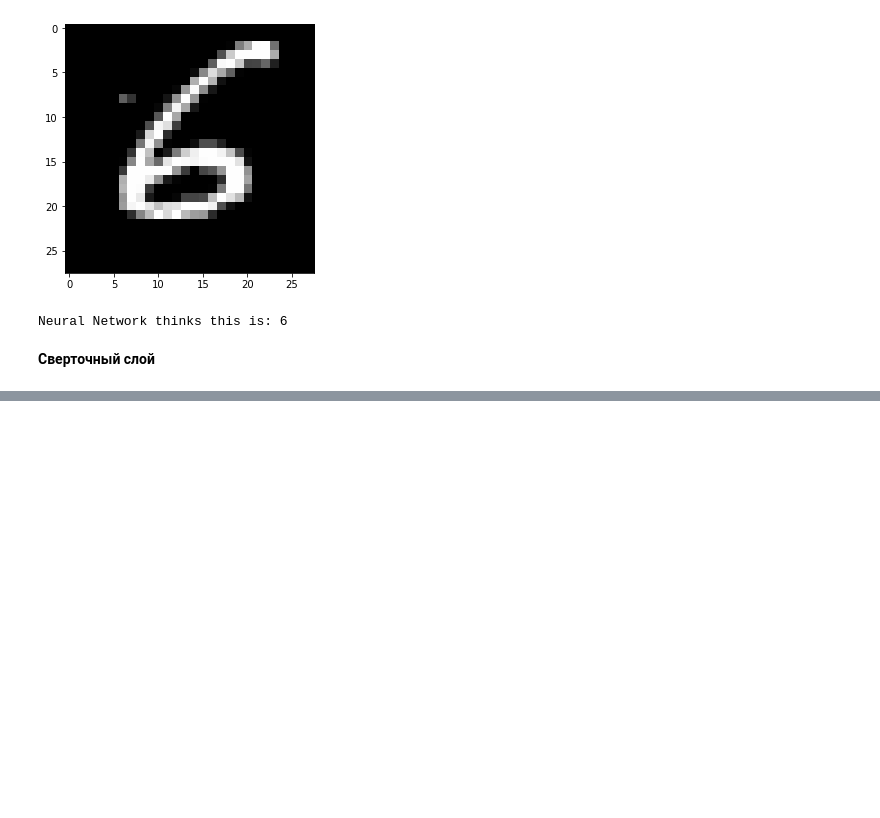
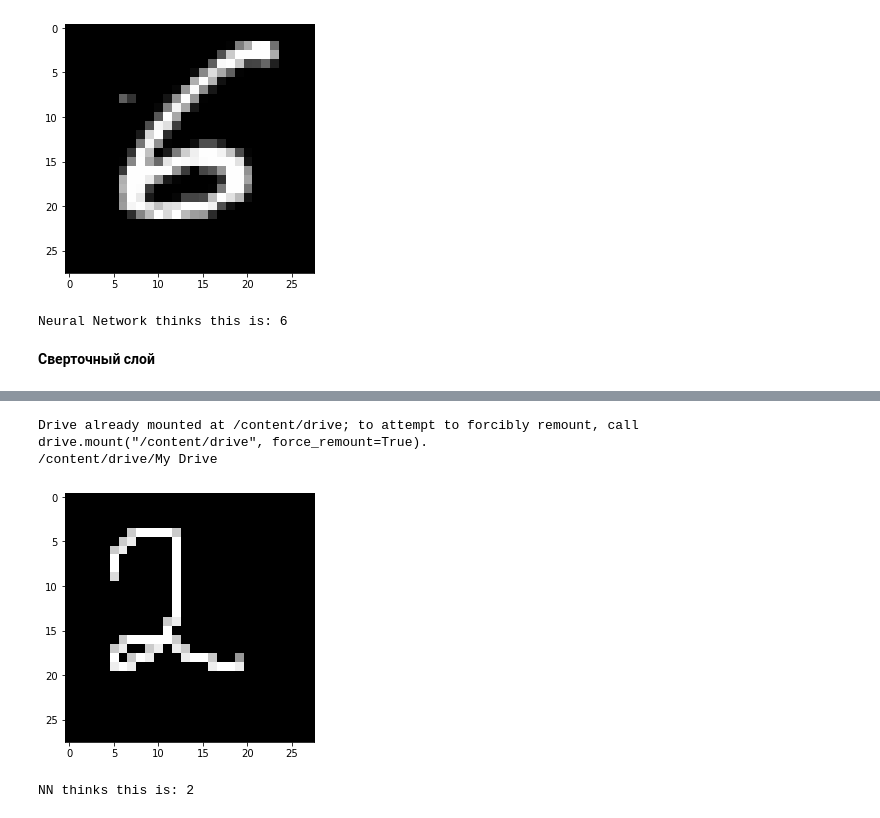
Before and after one commit to deethereal/NN, a Jupyter notebook: MNIST/MNIST.ipynb, the cells around one changed output, grey strips where cells are left out. Drawn from its saved outputs; the diff is of its cells as text; code cells hidden in the pictures; blank space fills up the shorter version.

```diff
--- a/MNIST/MNIST.ipynb
+++ b/MNIST/MNIST.ipynb
@@ -229,8 +231,9 @@ def get_image_section(layer,row_from,row_to,col_from,col_to):
   sub_section=layer[:,row_from:row_to,col_from:col_to]
   return sub_section.reshape(-1,1,row_to-row_from,col_to-col_from)
 batch_size=128
-learning_rate, niter= (2,100)
+learning_rate, niter= (2,130)
 pix_per_img, num_labels = (784,10)
+
 
 
 input_rows=28
@@ -241,6 +244,11 @@ num_kernels=16
 hidden_size=(input_rows-kernel_rows)*(input_cols-kernel_cols)*num_kernels
 kernels=0.02*np.random.random((kernel_rows*kernel_cols,num_kernels))-0.1
 W12=0.2*np.random.random((hidden_size,num_labels)) - 0.1
+
+bestK=kernels
+bestW12=W12
+best_T_acc=0
+
 for j in range(niter):
   correct_cnt=0
   for i in range(int(len(images)/batch_size)):
@@ -296,5 +304,12 @@ for j in range(niter):
     l2=np.dot(l1,W12)
 
     test_correct+=int(np.argmax(l2)==np.argmax(test_labels[i:i+1]))
+    if (test_correct/float(len(test_images)))>best_T_acc:
+      bestK=kernels
+      bestW12=W12
+      best_T_acc=test_correct/float(len(test_images))
+
   print("iter: {} Test-Acc: {} Train-Acc: {} ".format(j,test_correct/float(len(test_images)),correct_cnt/float(len(images))))
+
+print('Best Tetst-Acc: {}'.format(best_T_acc))
 # %% [output]
@@ -343 +359,39 @@ print("Neural Network thinks this is:" ,kernel_nn(idx))
 Neural Network thinks this is: 4
+# %%
+import cv2
+def urimage(path):
+  image = cv2.imread(path)
+  gray = cv2.cvtColor(image, cv2.COLOR_BGR2GRAY)
+  image_t=(gray.reshape(1,28*28))/255
+  imshow(gray)
+  plt.show()
+
+  l0=image_t
+  l0=l0.reshape(l0.shape[0],28,28)
+  l0.shape
+  sects=list()
+  for row_start in range(l0.shape[1]-kernel_rows):
+    for col_start in range(l0.shape[2]-kernel_cols):
+      sect=get_image_section(l0,row_start,row_start+kernel_rows,col_start,col_start+kernel_cols)
+      sects.append(sect)
+  expended_in=np.concatenate(sects,axis=1)
+  e_sh=expended_in.shape
+  flattended_input=expended_in.reshape(e_sh[0]*e_sh[1],-1)
+
+  kernel_out=flattended_input.dot(bestK)
+  l1=tanh(kernel_out.reshape(e_sh[0],-1))
+  l2=np.dot(l1,bestW12)
+  return np.argmax(l2)
+# %%
+from google.colab import drive
+drive.mount('/content/drive')
+%cd "/content/drive/My Drive/"
+# %% [output]
+Drive already mounted at /content/drive; to attempt to forcibly remount, call drive.mount("/content/drive", force_remount=True).
+/content/drive/My Drive
+# %%
+ipath='two.png'
+print("NN thinks this is:",urimage(ipath))
+# %% [output]
+[figure, added]
+NN thinks this is: 2
```
Also changed, not shown: parts of 4 cells of this notebook.
